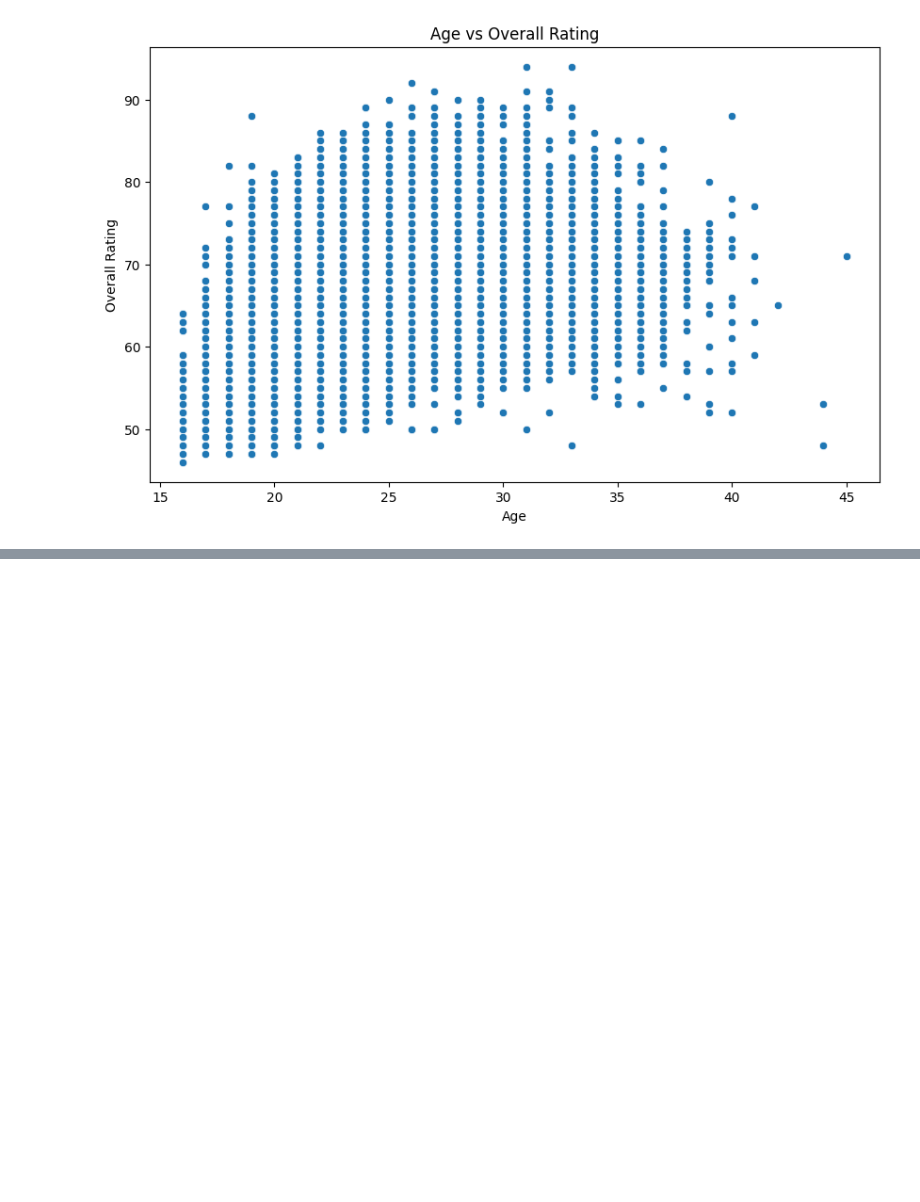
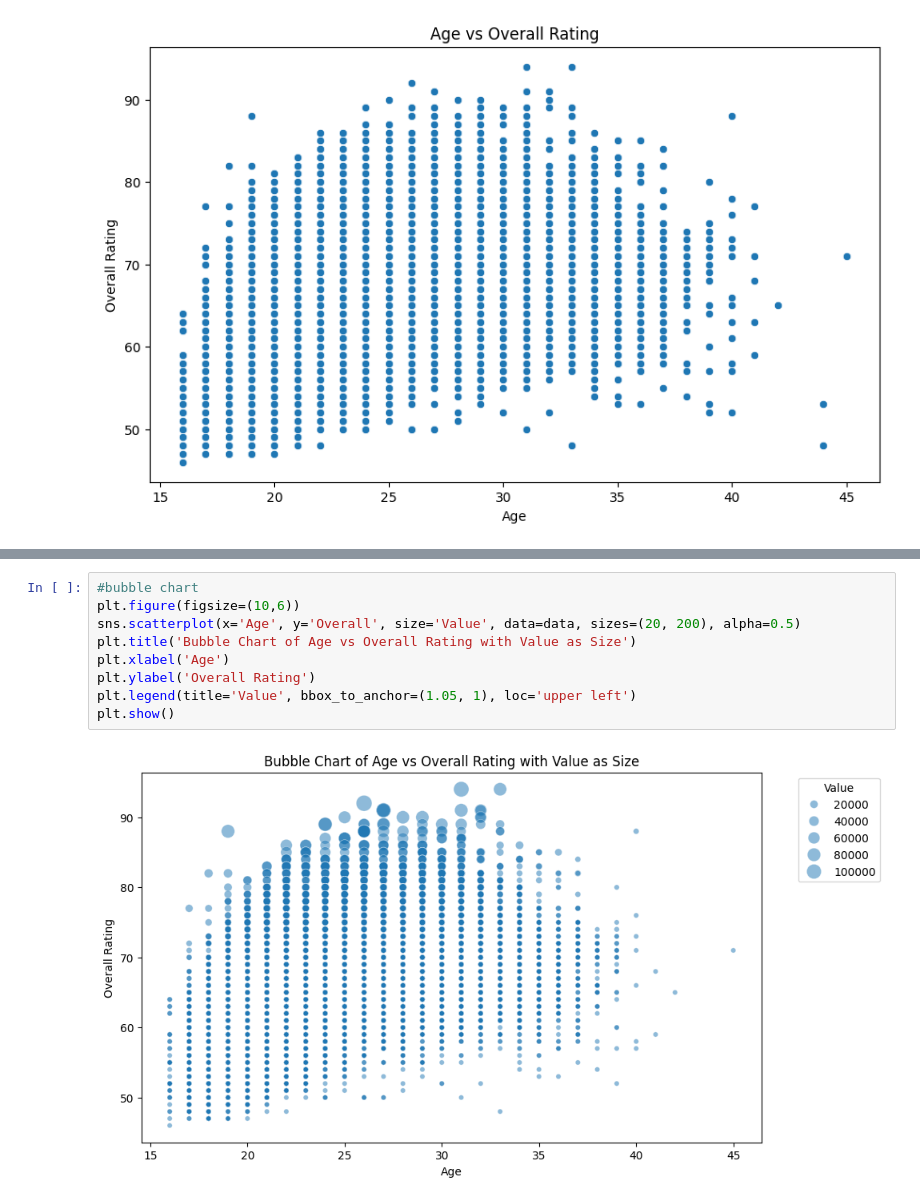
Before and after one commit to GabiYamato/DA_practice, a Jupyter notebook: 01_visualization.ipynb, the cells around one changed output, grey strips where cells are left out. Saved outputs shown, nothing was run; the diff lists cells and outputs as text; blank space fills up the shorter version.

```diff
--- a/01_visualization.ipynb
+++ b/01_visualization.ipynb
@@ -106,0 +121,11 @@ plt.show()
+# %%
+#bubble chart
+plt.figure(figsize=(10,6))
+sns.scatterplot(x='Age', y='Overall', size='Value', data=data, sizes=(20, 200), alpha=0.5)
+plt.title('Bubble Chart of Age vs Overall Rating with Value as Size')
+plt.xlabel('Age')
+plt.ylabel('Overall Rating')
+plt.legend(title='Value', bbox_to_anchor=(1.05, 1), loc='upper left')
+plt.show()
+# %% [output]
+[figure, added]
```
Also changed, not shown: parts of 7 cells of this notebook.
